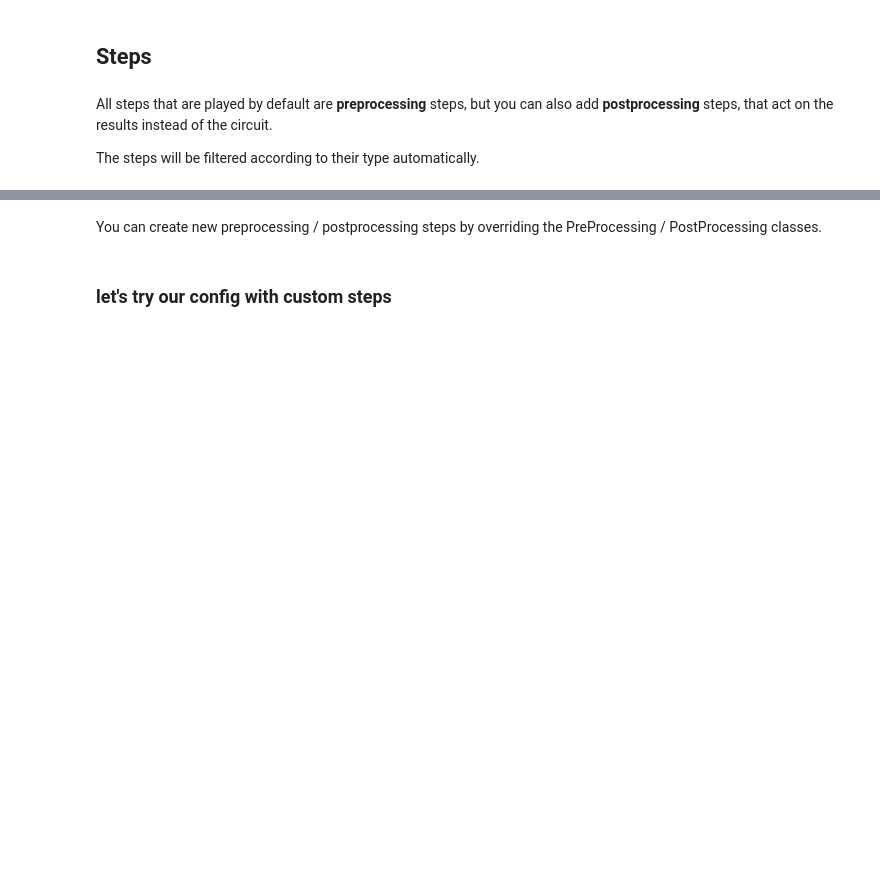
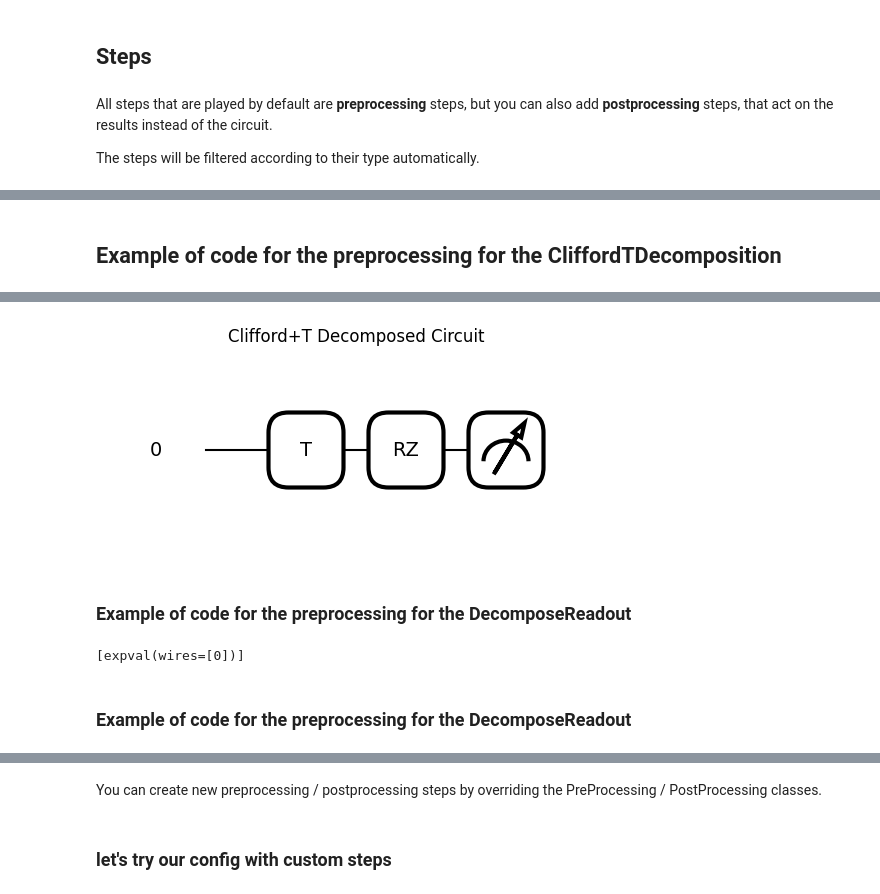
Before and after one commit to calculquebec/pennylane-calculquebec, a Jupyter notebook: doc/for_developers/using_custom_steps.ipynb, the cells around one changed output, grey strips where cells are left out. Saved outputs shown, nothing was run; the diff lists cells and outputs as text; code cells hidden in the pictures; blank space fills up the shorter version.

Commit message:
Modified the documentation to seperate the example from the top text

```diff
--- a/doc/for_developers/using_custom_steps.ipynb
+++ b/doc/for_developers/using_custom_steps.ipynb
@@ -296,0 +60,32 @@ The steps will be filtered according to their type automatically.
+# %% [markdown]
+## Example of code for the preprocessing for the CliffordTDecomposition
+# %%
+%pip install matplotlib
+import pennylane as qml
+from pennylane.workflow import construct_tape
+from pennylane.drawer import tape_text, tape_mpl
+from pennylane_calculquebec.processing.steps import CliffordTDecomposition
+
+  # 1. define device & QNode
+dev = qml.device("default.qubit", wires=1)
+@qml.qnode(dev)
+def circuit():
+    qml.T(wires=0)
+    qml.RZ(0.5, wires=0)
+    return qml.expval(qml.PauliZ(0))
+
+  # 2. build raw tape (user ops only)
+tape = construct_tape(circuit, level="top")()
+
+  # 3. apply your CalculQuébec decomposition
+step       = CliffordTDecomposition()
+decomposed = step.execute(tape)
+
+  # 4a. text drawing
+print(tape_text(decomposed, show_wire_labels=True))
+
+  # 4b. matplotlib drawing
+fig, ax = tape_mpl(decomposed)
+ax.set_title("Clifford+T Decomposed Circuit")
+fig.savefig("decomposed_circuit.png")  # or plt.show()
+# %% [output]
@@ -297,3 +105,32 @@ The steps will be filtered according to their type automatically.
+[figure, added]
+# %% [markdown]
+### Example of code for the preprocessing for the DecomposeReadout
+# %%
+import pennylane as qml
+from pennylane.workflow import construct_tape
+from pennylane_calculquebec.processing.steps import DecomposeReadout
+
+  # Build a circuit returning an observable
+dev = qml.device("default.qubit", wires=1)
+
+@qml.qnode(dev)
+def circuit():
+    qml.Hadamard(wires=0)
+    return qml.expval(qml.PauliZ(wires=0))
+
+  # Construct the tape for the QNode
+tape = construct_tape(circuit)()
+
+  # Apply DecomposeReadout to convert expectation to computational basis measurement
+step = DecomposeReadout()
+post = step.execute(tape)
+
+  # Inspect the measurement operators on the new tape
+print(post.measurements)
+# %% [output]
+[expval(wires=[0])]
+# %% [markdown]
+###  Example of code for the preprocessing for the DecomposeReadout
 # %%
 from pennylane_calculquebec.processing.config import MonarqDefaultConfig
 from pennylane_calculquebec.processing.steps import IBUReadoutMitigation
```
Also changed, not shown: parts of 16 cells of this notebook, 1 other file.
